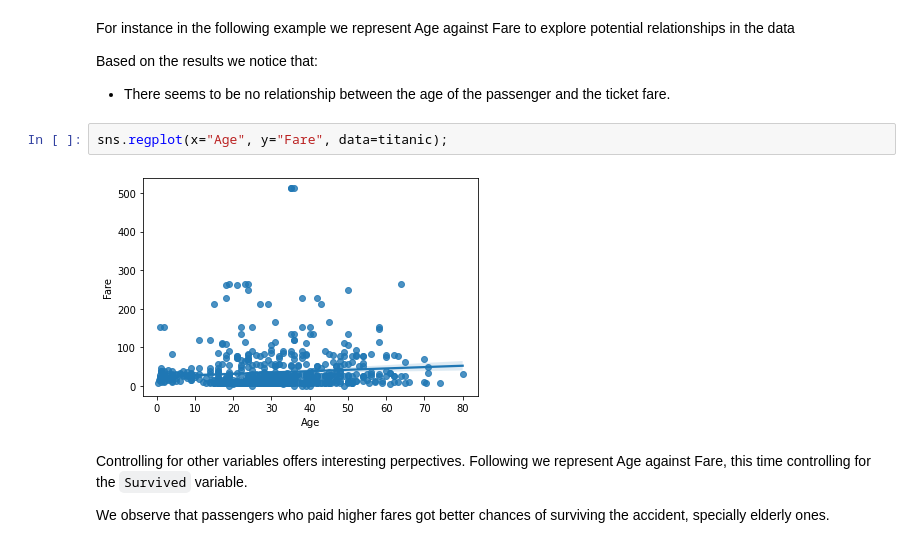
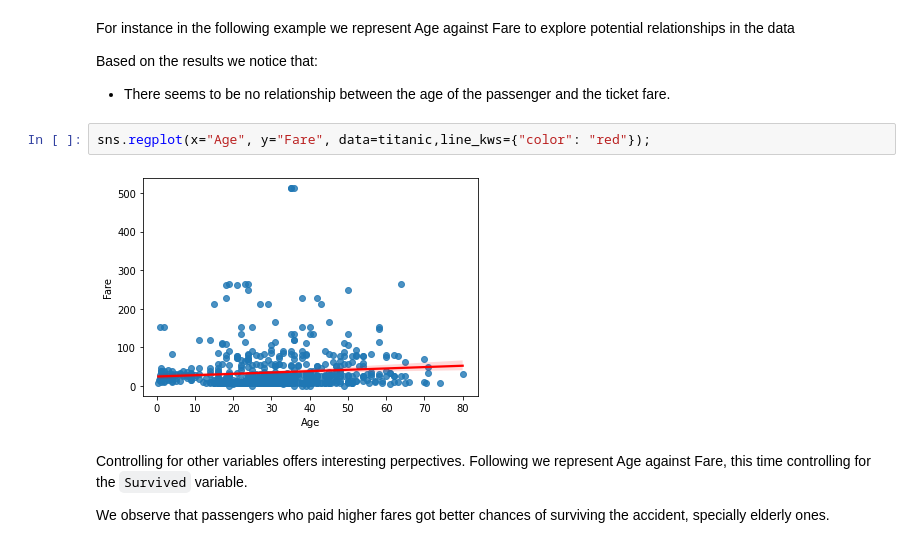
Before and after one commit to thousandoaks/Python4DS101, a Jupyter notebook: Seaborn_Intro.ipynb, the cells around one changed output. Saved outputs shown, nothing was run; the diff lists cells and outputs as text.

```diff
--- a/Seaborn_Intro.ipynb
+++ b/Seaborn_Intro.ipynb
@@ -65,9 +68,9 @@ Based on the results we notice that:
 
 * There seems to be no relationship between the age of the passenger and the ticket fare.
 # %%
-sns.regplot(x="Age", y="Fare", data=titanic);
+sns.regplot(x="Age", y="Fare", data=titanic,line_kws={"color": "red"});
 # %% [output]
-[figure, old version]
+[figure, new version]
 # %% [markdown]
 Controlling for other variables offers interesting perpectives.
 Following we represent Age against Fare, this time controlling for the `Survived` variable.
```
Also changed, not shown: parts of 1 cell of this notebook.
